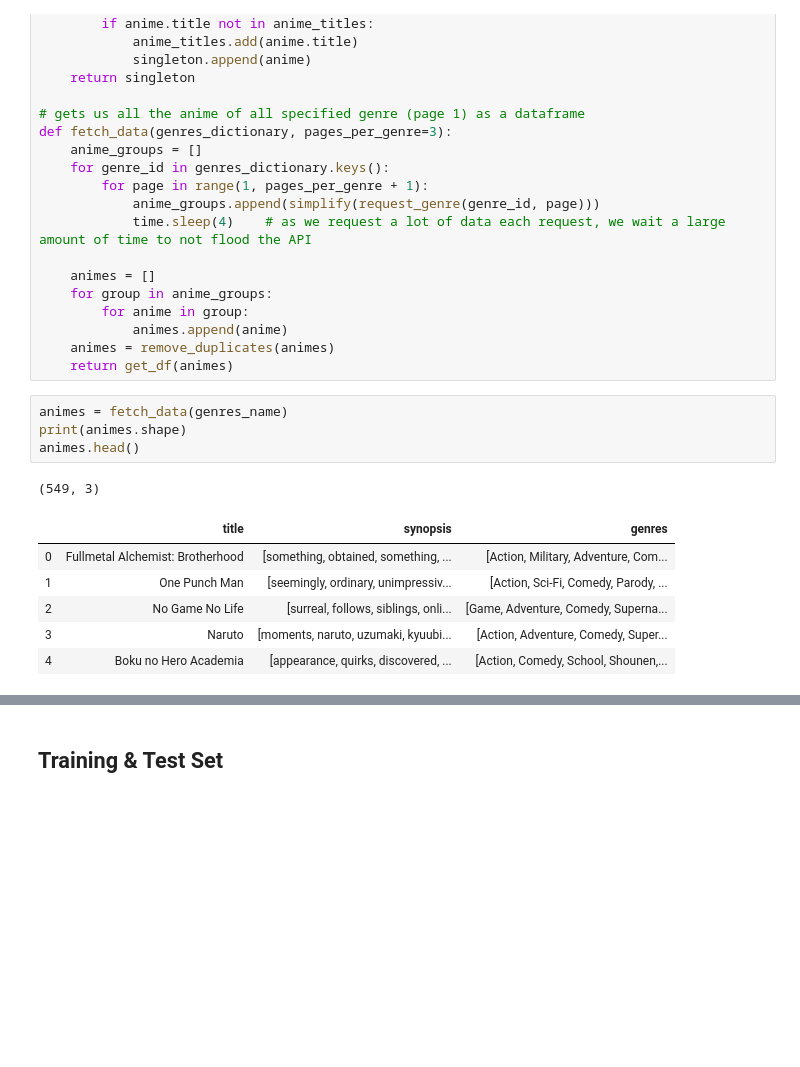
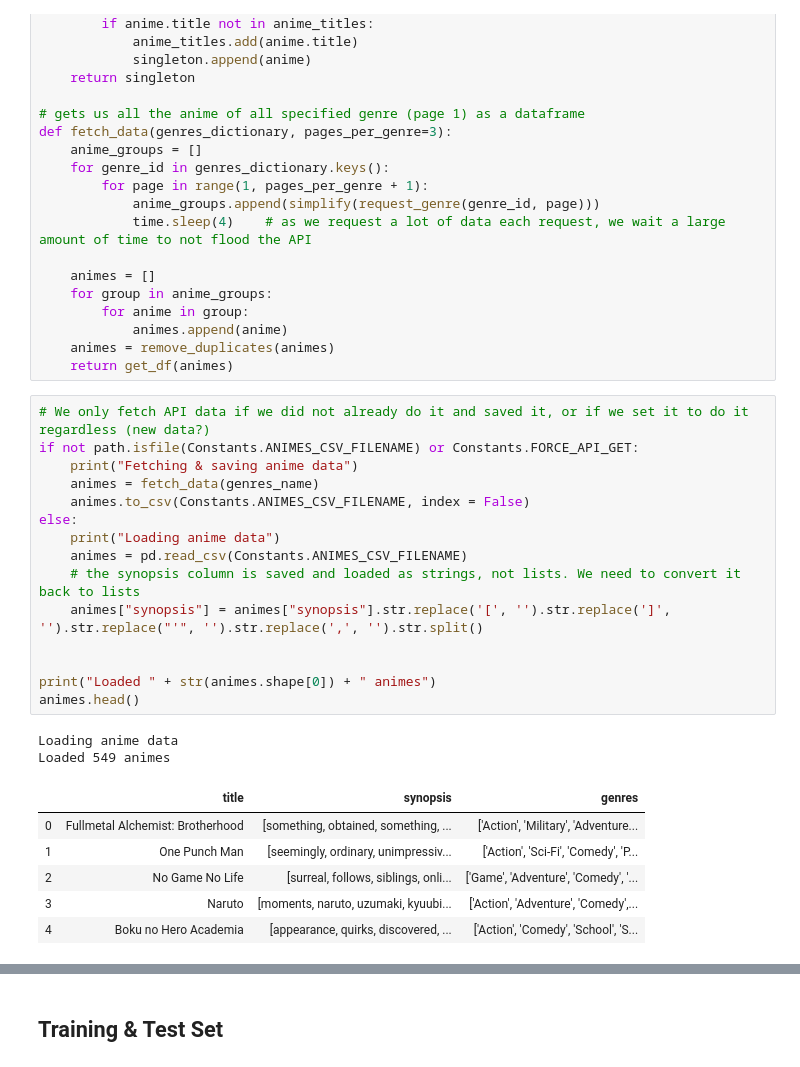
Before and after one commit to MaximeBastion/Anime_Classifier_Bayes, a Jupyter notebook: Anime_Classifier_Bayes.ipynb, the cells around one changed output, grey strips where cells are left out. Cells and saved outputs as stored; diff of their text form; blank space fills up the shorter version.

```diff
--- a/Anime_Classifier_Bayes.ipynb
+++ b/Anime_Classifier_Bayes.ipynb
@@ -182,18 +191,30 @@ def fetch_data(genres_dictionary, pages_per_genre=3):
             animes.append(anime)
     animes = remove_duplicates(animes)
     return get_df(animes)
-# %%
-animes = fetch_data(genres_name)
-print(animes.shape)
-animes.head()
-# %% [output]
-(549, 3)
-|  | title | synopsis | genres |
-| 0 | Fullmetal Alchemist: Brotherhood | [something, obtained, something, ... | [Action, Military, Adventure, Com... |
-| 1 | One Punch Man | [seemingly, ordinary, unimpressiv... | [Action, Sci-Fi, Comedy, Parody, ... |
-| 2 | No Game No Life | [surreal, follows, siblings, onli... | [Game, Adventure, Comedy, Superna... |
-| 3 | Naruto | [moments, naruto, uzumaki, kyuubi... | [Action, Adventure, Comedy, Super... |
-| 4 | Boku no Hero Academia | [appearance, quirks, discovered, ... | [Action, Comedy, School, Shounen,... |
+# %%
+# We only fetch API data if we did not already do it and saved it, or if we set it to do it regardless (new data?)
+if not path.isfile(Constants.ANIMES_CSV_FILENAME) or Constants.FORCE_API_GET:
+    print("Fetching & saving anime data")
+    animes = fetch_data(genres_name)
+    animes.to_csv(Constants.ANIMES_CSV_FILENAME, index = False)
+else:
+    print("Loading anime data")
+    animes = pd.read_csv(Constants.ANIMES_CSV_FILENAME)
+    # the synopsis column is saved and loaded as strings, not lists. We need to convert it back to lists
+    animes["synopsis"] = animes["synopsis"].str.replace('[', '').str.replace(']', '').str.replace("'", '').str.replace(',', '').str.split()
+
+
+print("Loaded " + str(animes.shape[0]) + " animes")
+animes.head()
+# %% [output]
+Loading anime data
+Loaded 549 animes
+|  | title | synopsis | genres |
+| 0 | Fullmetal Alchemist: Brotherhood | [something, obtained, something, ... | ['Action', 'Military', 'Adventure... |
+| 1 | One Punch Man | [seemingly, ordinary, unimpressiv... | ['Action', 'Sci-Fi', 'Comedy', 'P... |
+| 2 | No Game No Life | [surreal, follows, siblings, onli... | ['Game', 'Adventure', 'Comedy', '... |
+| 3 | Naruto | [moments, naruto, uzumaki, kyuubi... | ['Action', 'Adventure', 'Comedy',... |
+| 4 | Boku no Hero Academia | [appearance, quirks, discovered, ... | ['Action', 'Comedy', 'School', 'S... |
 # %%
 # create a column per genre, a set it to TRUE if the anime is of this genre, FALSE otherwise
 def clean_genres(df, genres):
```
Also changed, not shown: parts of 22 cells of this notebook.
